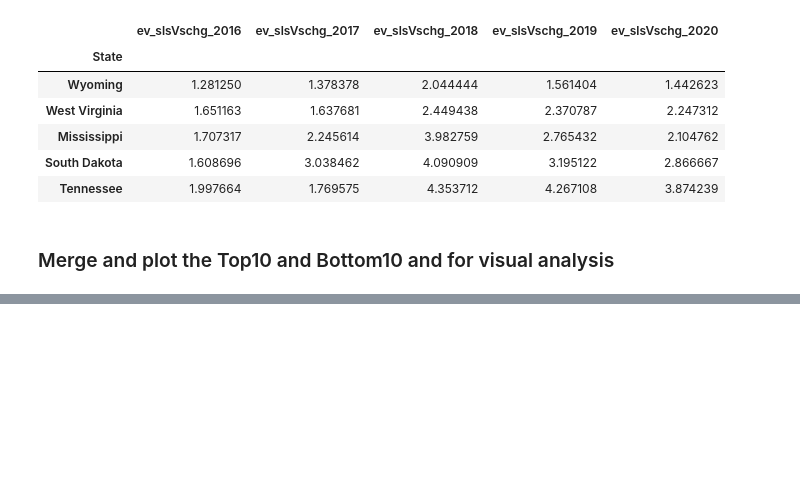
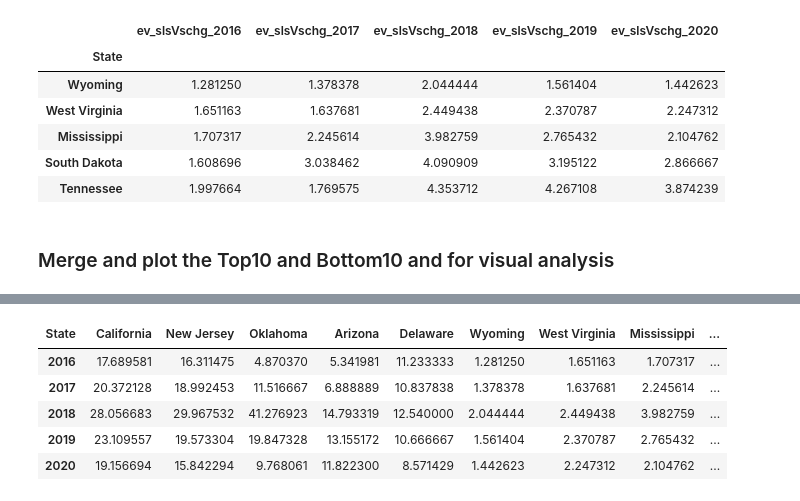
Before and after one commit to xnotynot/project1-evdata, a Jupyter notebook: Notebook/ev_sales_charge_infra_relation.ipynb, the cells around one changed output, grey strips where cells are left out. Cells and saved outputs as stored; diff of their text form; code cells hidden in the pictures; blank space fills up the shorter version.

```diff
--- a/Notebook/ev_sales_charge_infra_relation.ipynb
+++ b/Notebook/ev_sales_charge_infra_relation.ipynb
@@ -303,0 +239,17 @@ for state_name in x_state_list:
+# %%
+ev_TBslsVschg_plot = pd.concat([ev_slsVschg_top10,ev_slsVschg_bot10]).set_index("State")
+ev_TBslsVschg_plot
+
+for year in range(lower_year_limit,higher_year_limit):
+         field_name = (f'ev_slsVschg_{year}')
+         ev_TBslsVschg_plot.rename(columns={ field_name: year},inplace=True)
+ev_TBslsVschg_plot_transpose = ev_TBslsVschg_plot.transpose()
+ev_TBslsVschg_plot_transpose
+#ev_TBslsVschg_plot_transpose["State"] = ev_TBslsVschg_plot_transpose["State"].astype('str')
+# %% [output]
+| State | California | New Jersey | Oklahoma | Arizona | Delaware | Wyoming | West Virginia | Mississippi | ... |
+| 2016 | 17.689581 | 16.311475 | 4.870370 | 5.341981 | 11.233333 | 1.281250 | 1.651163 | 1.707317 | ... |
+| 2017 | 20.372128 | 18.992453 | 11.516667 | 6.888889 | 10.837838 | 1.378378 | 1.637681 | 2.245614 | ... |
+| 2018 | 28.056683 | 29.967532 | 41.276923 | 14.793319 | 12.540000 | 2.044444 | 2.449438 | 3.982759 | ... |
+| 2019 | 23.109557 | 19.573304 | 19.847328 | 13.155172 | 10.666667 | 1.561404 | 2.370787 | 2.765432 | ... |
+| 2020 | 19.156694 | 15.842294 | 9.768061 | 11.822300 | 8.571429 | 1.442623 | 2.247312 | 2.104762 | ... |
```
Also changed, not shown: parts of 4 cells of this notebook.
